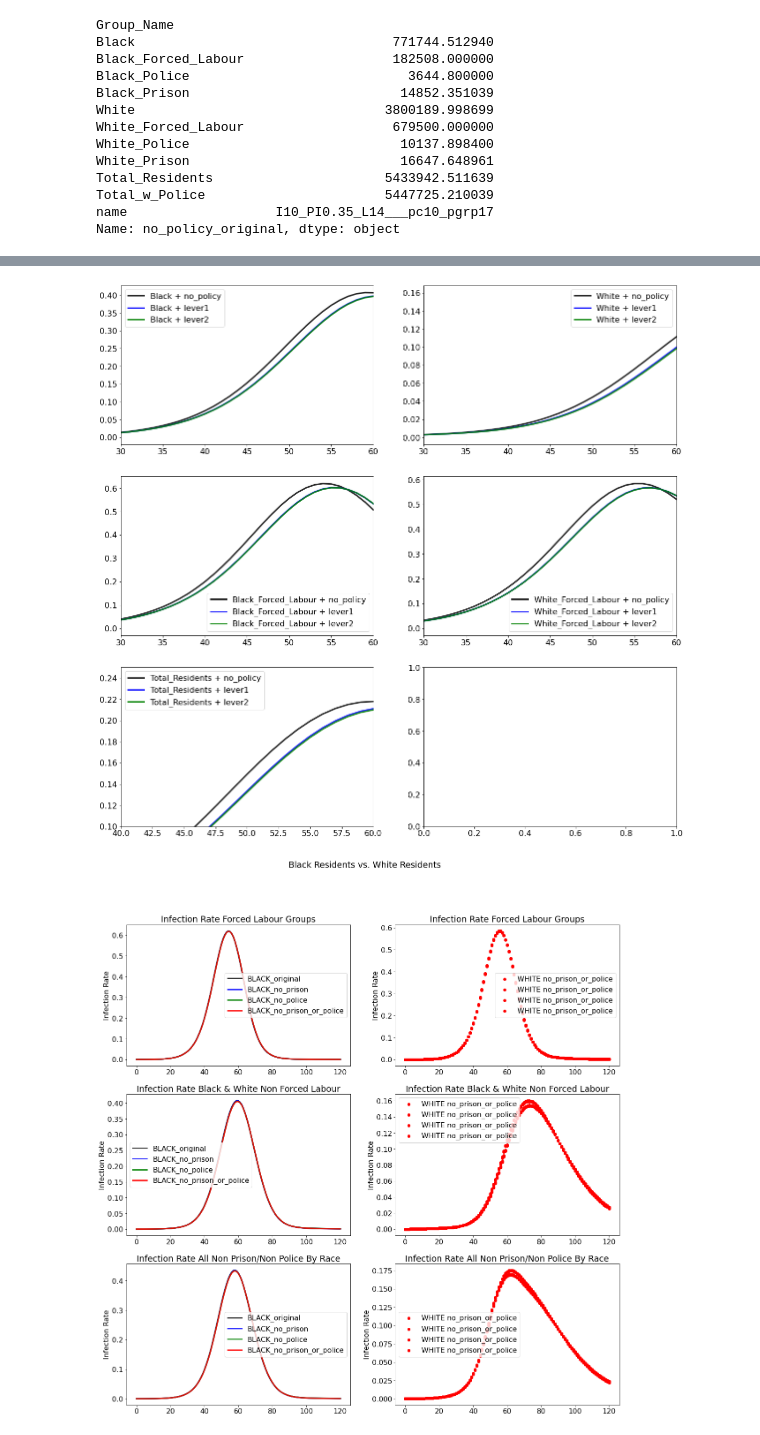
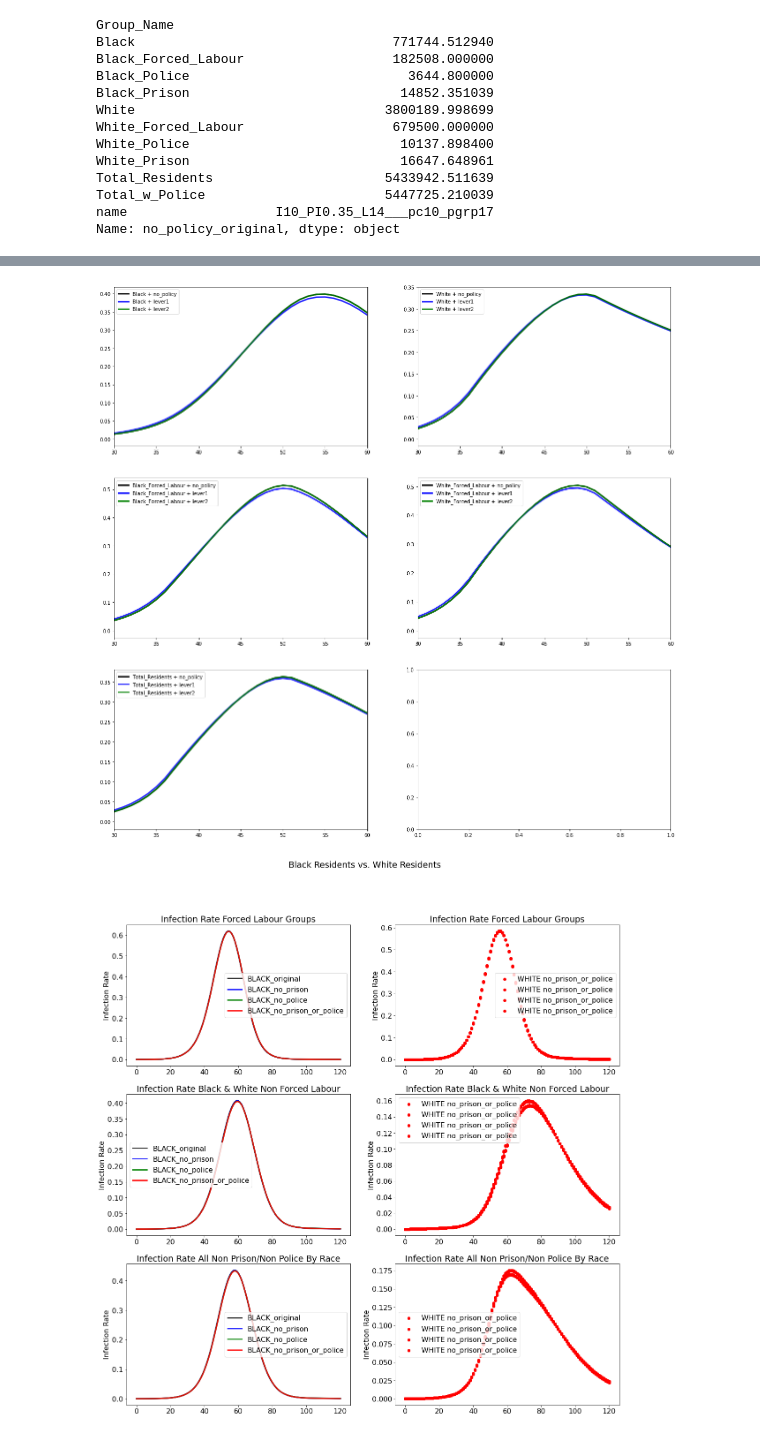
Before and after one commit to rachelwarren/CPE_Covid_Model, a Jupyter notebook: model/Model.ipynb, the cells around one changed output, grey strips where cells are left out. Cells and saved outputs as stored; diff of their text form; code cells hidden in the pictures.

```diff
--- a/model/Model.ipynb
+++ b/model/Model.ipynb
@@ -127,18 +140,25 @@ def run_models(policy_input_dirs, starting_params, prison_peak_date, days):
         group_size_data = pd.read_csv(os.path.join(policy_input_path, inputs.GROUP_SIZE_MATRIX), index_col = 0)
 
         if policy_name == inputs.LEVER_1_FOLDER:
-            prison_lockdown_date = starting_params.sip_start_date + 7 #TODO: what should this actually be
-            group_size_2 = pd.read_csv(os.path.join(policy_input_path, inputs.GROUP_SIZE_PRISON_MATRIX))
+            jail_release_date = starting_params.sip_start_date + 7
+            jail_release_shrink = 0.4
+            #group_size_2 = pd.read_csv(os.path.join(policy_input_path, inputs.GROUP_SIZE_PRISON_MATRIX))
             print("prison_lockdown_date")
             summary, infection_df, s_df, pop_size_df = run.run_policy_intervention(policy_name,
                 policy_input_path, starting_params, days,
                 group_size_data, contact_data_pre_SIP,
-                contact_data_post_sip, prison_peak_date, group_size_2, prison_lockdown_date)
+                contact_data_post_sip, prison_peak_date, jail_release_shrink, jail_release_date)
         elif policy_name == inputs.LEVER_2_FOLDER:
-               summary, infection_df, s_df, pop_size_df = run.run_policy_intervention(policy_name,
+            # For the below, we would change 0 and (1-0.95) if we want to change our rates
+            prison_sip_i_white = 516.47/(13621+516.47)*0
+            prison_sip_i_black = 563.16/(8953+563.16)*0
+            jail_sip_i_white = 13621/(13621+516.47)*0
+            jail_sip_i_black = 8953/(8953+563.16)*0
+            summary, infection_df, s_df, pop_size_df = run.run_policy_intervention(policy_name,
                 policy_input_path, starting_params, days,
                 group_size_data, contact_data_pre_SIP,
-                contact_data_post_sip, prison_peak_date)
+                contact_data_post_sip, prison_peak_date, prison_sip_i_white,
+                prison_sip_i_black, jail_sip_i_white, jail_sip_i_black)
         else:
             summary, infection_df, s_df, pop_size_df = run.run_models(
                 policy_input_path, starting_params, days, group_size_data,contact_data_pre_SIP,
@@ -439,36 +512,36 @@ def plot_infection_number_seperate_race(ax,i,infections_df, group_size, groups,
         for j in range(0, len(groups)):
             group = groups[j]
             label_name = f'{group} + {k}'
             ax[j,i].plot(df['Day'].values, df[group]/group_size[group], v, alpha=0.85, lw=3, label = label_name)
             ax[j,i].legend()
             ax[j,i].set_xlim(30, 60)
 
 
 
 fig, ax  = plt.subplots(3, 2, figsize = (20, 20))
 
 plot_infection_number_seperate_race(ax, 0, infection_no_policy[infection_no_policy['model_name'] == 'original'],
                                     p, ['Black', 'Black_Forced_Labour', 'Total_Residents'], 'Policy_Lever', {
     'no_policy' : 'k'} )
 
 plot_infection_number_seperate_race(ax, 0, infection_maps['lever1'],
                                     p, ['Black', 'Black_Forced_Labour', 'Total_Residents'], 'Policy_Lever', {'lever1' : 'b'} )
 
 plot_infection_number_seperate_race(ax, 0, infection_maps['lever2'], p, ['Black', 'Black_Forced_Labour', 'Total_Residents'], 'Policy_Lever', {'lever2' : 'g'})
 
 
 plot_infection_number_seperate_race(ax, 1, infection_no_policy[infection_no_policy['model_name'] == 'original'],
                                     p, ['White', 'White_Forced_Labour'], 'Policy_Lever', {
     'no_policy' : 'k'} )
 plot_infection_number_seperate_race(ax, 1, infection_maps['lever1'],
                                     p, ['White', 'White_Forced_Labour'], 'Policy_Lever', {'lever1' : 'b'} )
 
 plot_infection_number_seperate_race(ax, 1, infection_maps['lever2'], p, ['White', 'White_Forced_Labour'], 'Policy_Lever', {'lever2' : 'g'})
-ax[2,0].set_ylim(0.1,0.25)
-ax[2,0].set_xlim(40,60)
+#ax[2,0].set_ylim(0.1,0.25)
+#ax[2,0].set_xlim(40,60)
 plt.show()
 # %% [output]
-[figure, old version]
+[figure, new version]
 # %%
 # Make Some Plots to Visualize The Infection In the Synthetic City
 # %%
```
Also changed, not shown: parts of 16 cells of this notebook, 3 other files.
